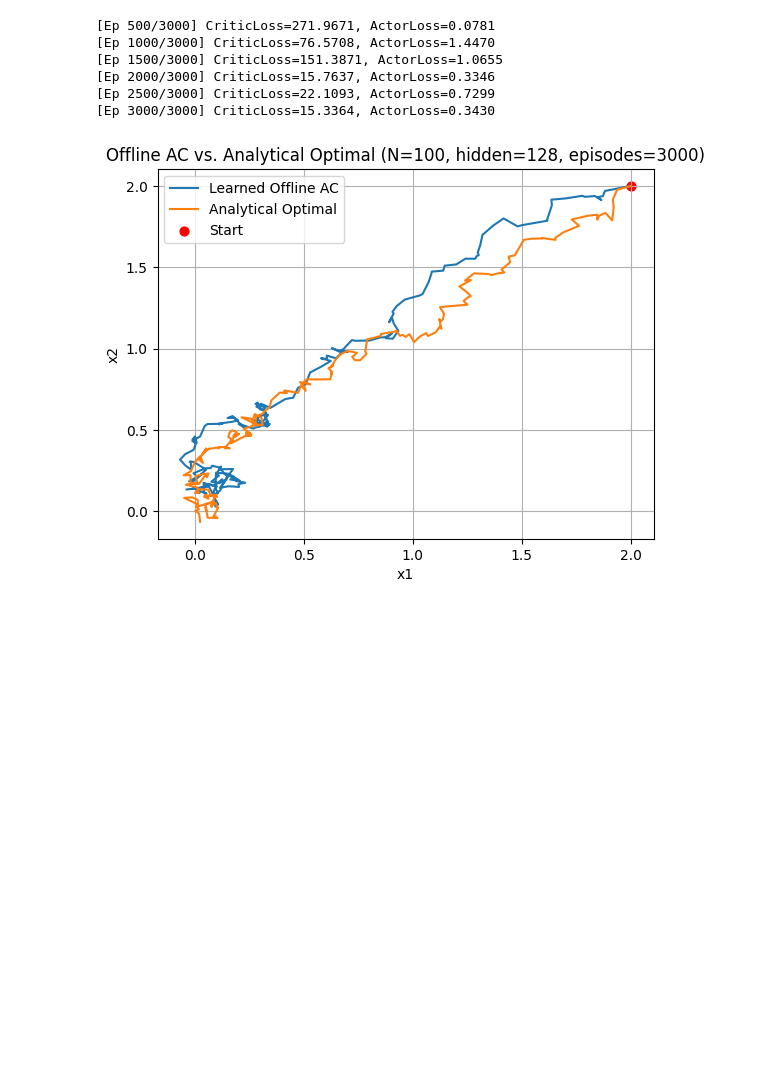
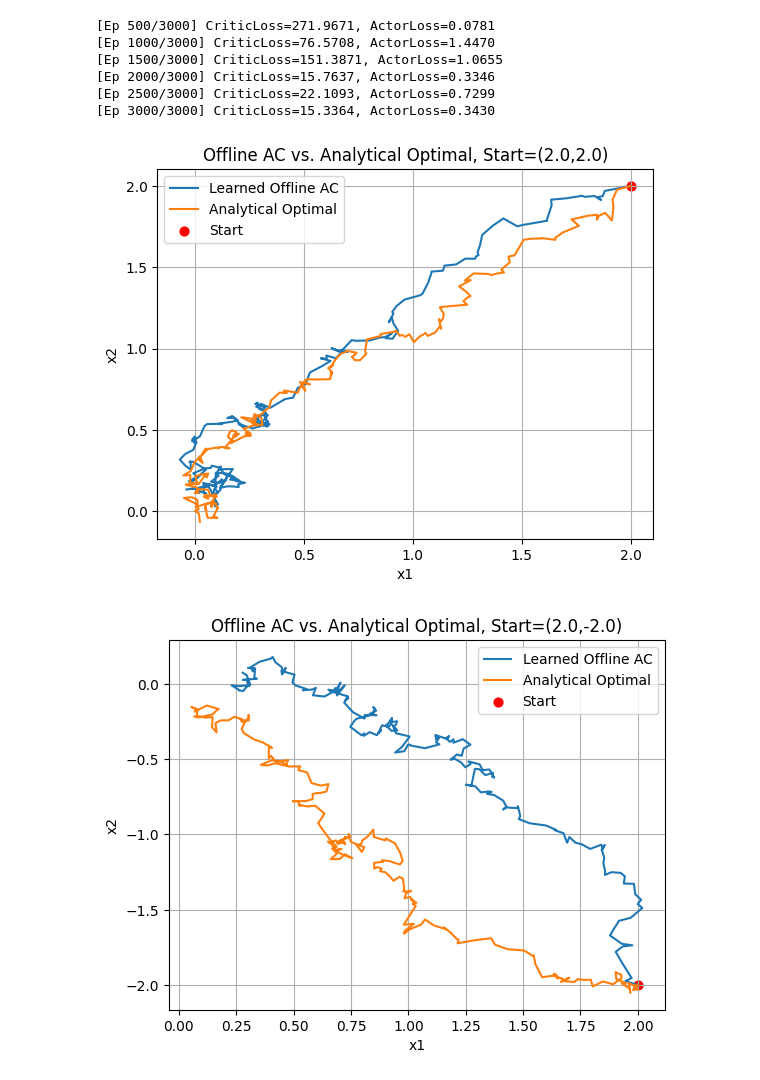
Before and after one commit to Krioooo/SCADD_Group8, a Jupyter notebook: 5.1.ipynb, the cells around one changed output. Cells and saved outputs as stored; diff of their text form; code cells hidden in the pictures; blank space fills up the shorter version.

Commit message:
5.1 4chart

```diff
--- a/5.1.ipynb
+++ b/5.1.ipynb
@@ -1,7 +1,4 @@
 # %%
-#!/usr/bin/env python3
-# -*- coding: utf-8 -*-
-
 import numpy as np
 import torch
 import torch.nn as nn
@@ -403,65 +400,72 @@ def main():
     # 构建网络 => 大些 hidden
     actor_net = PolicyNet(hidden_size=128)
     critic_net = ValueNet(hidden_size=128)
 
     # 创建离线Actor-Critic
     trainer = OfflineActorCritic(env, actor_net, critic_net,
                                  lr_actor=5e-4, lr_critic=5e-4,
                                  device="cpu", episodes=3000)
 
     # 开始训练
     trainer.train()
 
-    # ============== 训练结束后测试轨迹对比 =================
-    x0 = torch.tensor([2.0,2.0])
+    # 仿真绘图参数
     n_steps_plot = 200
     dt_plot = env.T / n_steps_plot
 
-    # 学到的策略轨迹
-    x_traj_learned = []
-    x_now = x0.clone()
-    t_now = 0.0
-    with torch.no_grad():
-        for i in range(n_steps_plot+1):
-            x_traj_learned.append(x_now.numpy().copy())
-            t_in = torch.tensor([[t_now]], dtype=torch.float32)
-            x_in = x_now.view(1,-1)
-            mean_b, cov_b = actor_net(t_in, x_in)
-            dist_b = MultivariateNormal(mean_b[0], cov_b[0])
-            a_samp = dist_b.sample()
+    # 定义需要测试的初始点，共四个: (2,2), (2,-2), (-2,2), (-2,-2)
+    start_points = [torch.tensor([2.0,2.0]),
+                    torch.tensor([2.0,-2.0]),
+                    torch.tensor([-2.0,2.0]),
+                    torch.tensor([-2.0,-2.0])]
 
-            drift = env.H @ x_now + env.M @ a_samp
-            noise = env.sigma @ torch.randn(2)
-            x_next = x_now + drift*dt_plot + noise*np.sqrt(dt_plot)
-            x_now = x_next
-            t_now += dt_plot
-            if t_now>env.T: break
+    for x0 in start_points:
+        # 学到的策略轨迹
+        x_traj_learned = []
+        x_now = x0.clone()
+        t_now = 0.0
+        with torch.no_grad():
+            for i in range(n_steps_plot+1):
+                x_traj_learned.append(x_now.numpy().copy())
+                t_in = torch.tensor([[t_now]], dtype=torch.float32)
+                x_in = x_now.view(1,-1)
+                mean_b, cov_b = actor_net(t_in, x_in)
+                dist_b = MultivariateNormal(mean_b[0], cov_b[0])
+                a_samp = dist_b.sample()
 
-    x_traj_learned = np.array(x_traj_learned)
+                drift = env.H @ x_now + env.M @ a_samp
+                noise = env.sigma @ torch.randn(2)
+                x_next = x_now + drift*dt_plot + noise*np.sqrt(dt_plot)
+                x_now = x_next
+                t_now += dt_plot
+                if t_now>env.T: break
 
-    # 解析最优对比
-    x_traj_opt = env.simulate_trajectory(x0, n_steps=n_steps_plot, dt=dt_plot, use_optimal=True)
+        x_traj_learned = np.array(x_traj_learned)
 
-    # 绘图
-    plt.figure()
-    plt.plot(x_traj_learned[:,0], x_traj_learned[:,1], label="Learned Offline AC")
-    plt.plot(x_traj_opt[:,0], x_traj_opt[:,1], label="Analytical Optimal")
-    plt.scatter([x0[0].item()],[x0[1].item()], color='red', s=40, label="Start")
-    plt.xlabel("x1")
-    plt.ylabel("x2")
-    plt.title("Offline AC vs. Analytical Optimal (N=100, hidden=128, episodes=3000)")
-    plt.legend()
-    plt.grid(True)
-    plt.show()
+        # 解析最优对比
+        x_traj_opt = env.simulate_trajectory(x0, n_steps=n_steps_plot, dt=dt_plot, use_optimal=True)
+
+        # 绘图
+        plt.figure()
+        plt.plot(x_traj_learned[:,0], x_traj_learned[:,1], label="Learned Offline AC")
+        plt.plot(x_traj_opt[:,0], x_traj_opt[:,1], label="Analytical Optimal")
+        plt.scatter([x0[0].item()],[x0[1].item()], color='red', s=40, label="Start")
+        plt.xlabel("x1")
+        plt.ylabel("x2")
+        plt.title(f"Offline AC vs. Analytical Optimal, Start=({x0[0].item()},{x0[1].item()})")
+        plt.legend()
+        plt.grid(True)
+        plt.show()
 
 
 if __name__ == "__main__":
     main()
 # %% [output]
 [Ep 500/3000] CriticLoss=271.9671, ActorLoss=0.0781
 [Ep 1000/3000] CriticLoss=76.5708, ActorLoss=1.4470
 [Ep 1500/3000] CriticLoss=151.3871, ActorLoss=1.0655
 [Ep 2000/3000] CriticLoss=15.7637, ActorLoss=0.3346
 [Ep 2500/3000] CriticLoss=22.1093, ActorLoss=0.7299
 [Ep 3000/3000] CriticLoss=15.3364, ActorLoss=0.3430
-[figure, old version]
+[figure, new version]
+[figure, added]
```
Also changed, not shown: parts of 1 cell of this notebook.
